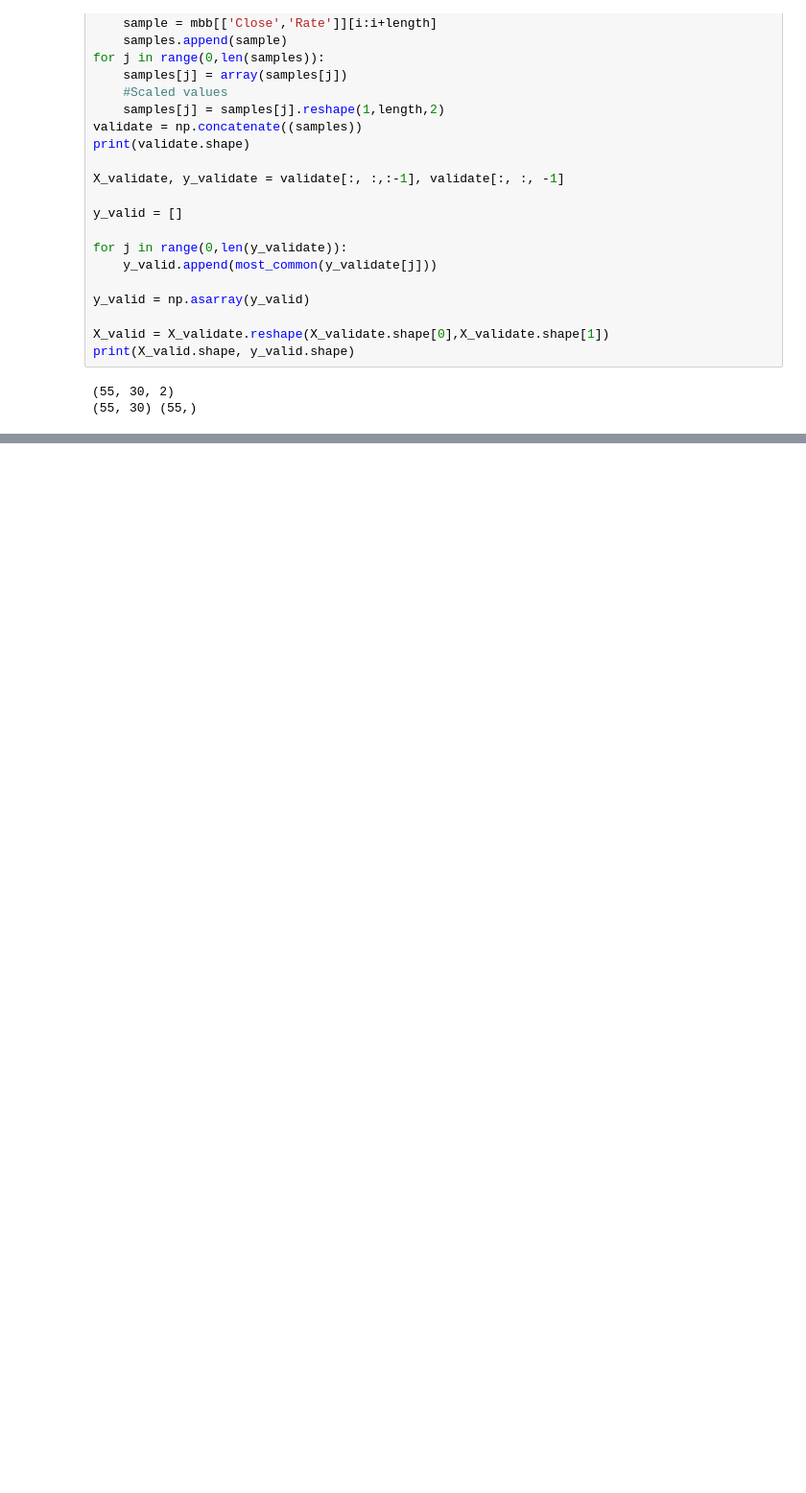
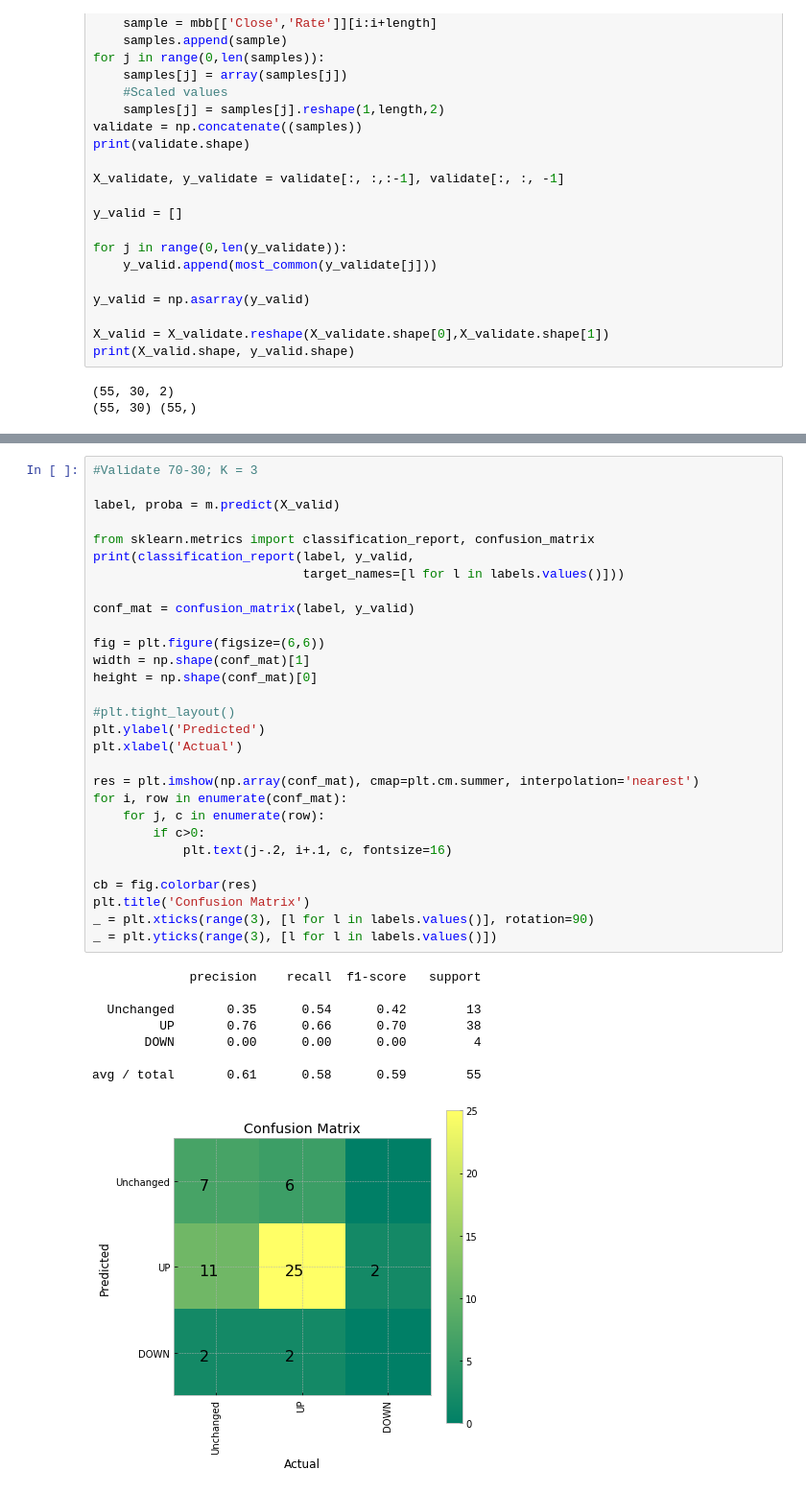
Before and after one commit to TrungAnh1812/dissertation, a Jupyter notebook: Untitled1.ipynb, the cells around one changed output, grey strips where cells are left out. Shown: that part at 96% size. Drawn from its saved outputs; the diff is of its cells as text; blank space fills up the shorter version.

```diff
--- a/Untitled1.ipynb
+++ b/Untitled1.ipynb
@@ -1315,0 +490,38 @@ avg / total       0.48      0.47      0.48        55
+# %%
+#Validate 70-30; K = 3
+
+label, proba = m.predict(X_valid)
+
+from sklearn.metrics import classification_report, confusion_matrix
+print(classification_report(label, y_valid,
+                            target_names=[l for l in labels.values()]))
+
+conf_mat = confusion_matrix(label, y_valid)
+
+fig = plt.figure(figsize=(6,6))
+width = np.shape(conf_mat)[1]
+height = np.shape(conf_mat)[0]
+
+#plt.tight_layout()
+plt.ylabel('Predicted')
+plt.xlabel('Actual')
+
+res = plt.imshow(np.array(conf_mat), cmap=plt.cm.summer, interpolation='nearest')
+for i, row in enumerate(conf_mat):
+    for j, c in enumerate(row):
+        if c>0:
+            plt.text(j-.2, i+.1, c, fontsize=16)
+
+cb = fig.colorbar(res)
+plt.title('Confusion Matrix')
+_ = plt.xticks(range(3), [l for l in labels.values()], rotation=90)
+_ = plt.yticks(range(3), [l for l in labels.values()])
+# %% [output]
+             precision    recall  f1-score   support
+
+  Unchanged       0.35      0.54      0.42        13
+         UP       0.76      0.66      0.70        38
+       DOWN       0.00      0.00      0.00         4
+
+avg / total       0.61      0.58      0.59        55
+[figure, added]
```
Also changed, not shown: parts of 43 cells of this notebook, 2 other files.
